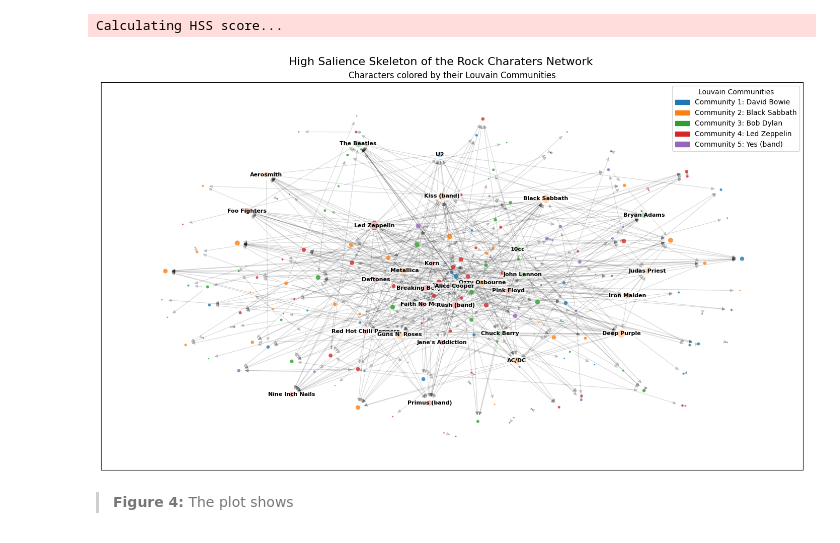
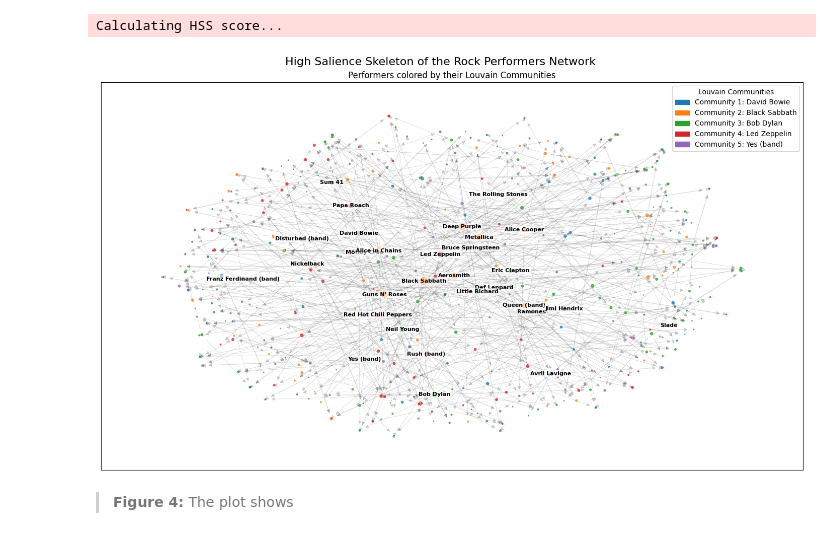
Before and after one commit to Somon8/social_graphs_25, a Jupyter notebook: Assignment2_1.ipynb, the cells around one changed output. Saved outputs shown, nothing was run; the diff lists cells and outputs as text; code cells hidden in the pictures.

```diff
--- a/Assignment2_1.ipynb
+++ b/Assignment2_1.ipynb
@@ -351,7 +365,7 @@ The average shortest path length of the random network is: 2.5383004809959444
 # Backbone calculations.
 import backboning
 
-g_df = nx.to_pandas_edgelist(G, source = "src", target = "trg") #Construct edgelist df from graph
+g_df = nx.to_pandas_edgelist(DG, source = "src", target = "trg") #Construct edgelist df from graph
 g_df.drop(columns = ['id'], inplace=True) #Drop the generated "id" column
 g_df['nij'] = 1.0 #Set edge weight to 1
 
@@ -385,7 +399,7 @@ nx.set_edge_attributes(HSS_G,
 
 #Colors
 colors = []
-for node in HSS_G.nodes(): ########################################################CHANGE THIS ONE FOR PLOTTING FOR DIFFERENT COMMUNITIES
+for node in HSS_G.nodes(): ########################################################     CHANGE THIS SECTION FOR PLOTTING FOR DIFFERENT COMMUNITIES
     colors.append(cm.tab10(int(df.loc[node, 'Louvain Community'])))
 
 #Find a top node for each of the communities
@@ -406,41 +420,41 @@ for com_idx, community in enumerate(louvain_communities):
 plt.legend(handles=legend_handles, title="Louvain Communities")
 
 
-########################################## STANDARD PLOTTING
+#################################################################################### STANDARD PLOTTING
 #Get the force atlas positions
 force_positions = nx.forceatlas2_layout(HSS_G
                                         ,scaling_ratio = 1
-                                        ,gravity=1 #This is cool
+                                        ,gravity=0.1 #This is cool
                                         ,linlog = True #I LIKE THIS BUT I NEED TO EXPLAIN IT
-                                        ,distributed_action=True #EXPLAIN WHAT THIS DOES
+                                        # ,distributed_action=True #EXPLAIN WHAT THIS DOES
                                         )
 
 #Draw edges
 nx.draw_networkx_edges(HSS_G, pos = force_positions, alpha = 0.15, edge_color = "k", ax=axs
                        , width=edge_weights
                        )
 
 #Draw nodes
 nx.draw_networkx_nodes(HSS_G, pos = force_positions, alpha = 0.8, edgecolors = "white", linewidths = 0.3, ax=axs
                        , node_size=HSS_G_node_sizes, node_color=colors
                        )
 
 
 nx.draw_networkx_labels(
     HSS_G,
     ax=axs,
     pos=force_positions,              # or use force_positions directly
     labels={node:node if node in HSS_G_label_nodes else '' for node in HSS_G.nodes()},            # only these nodes will get text
     font_size=8,
     font_weight="bold",
     font_color="black",
     bbox=dict(boxstyle="round,pad=0.2", fc="white", ec="none", alpha=0.6)  # improves readability
 )
 
 plt.suptitle("High Salience Skeleton of the Rock Performers Network", y= 0.93, fontsize = 16)
 plt.title("Performers colored by their Louvain Communities")
 plt.show()
 # %% [output]
-[figure, old version]
+[figure, new version]
 # %% [markdown]
 >**Figure 4:** The plot shows
```
Also changed, not shown: parts of 2 cells of this notebook, 1 other file.
